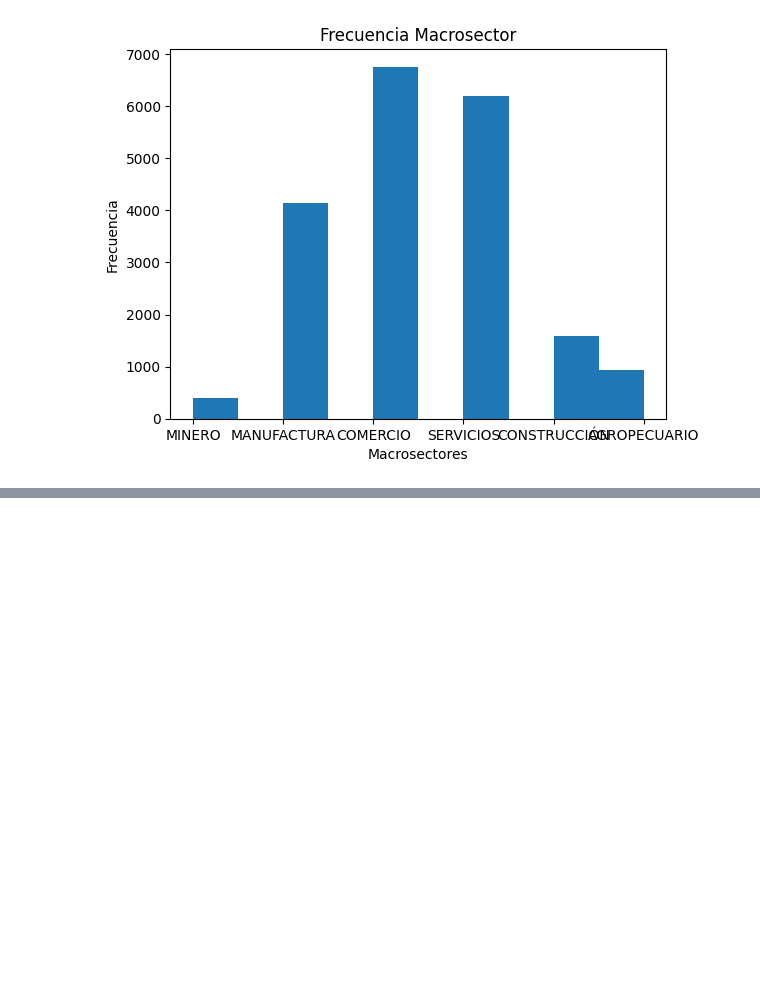
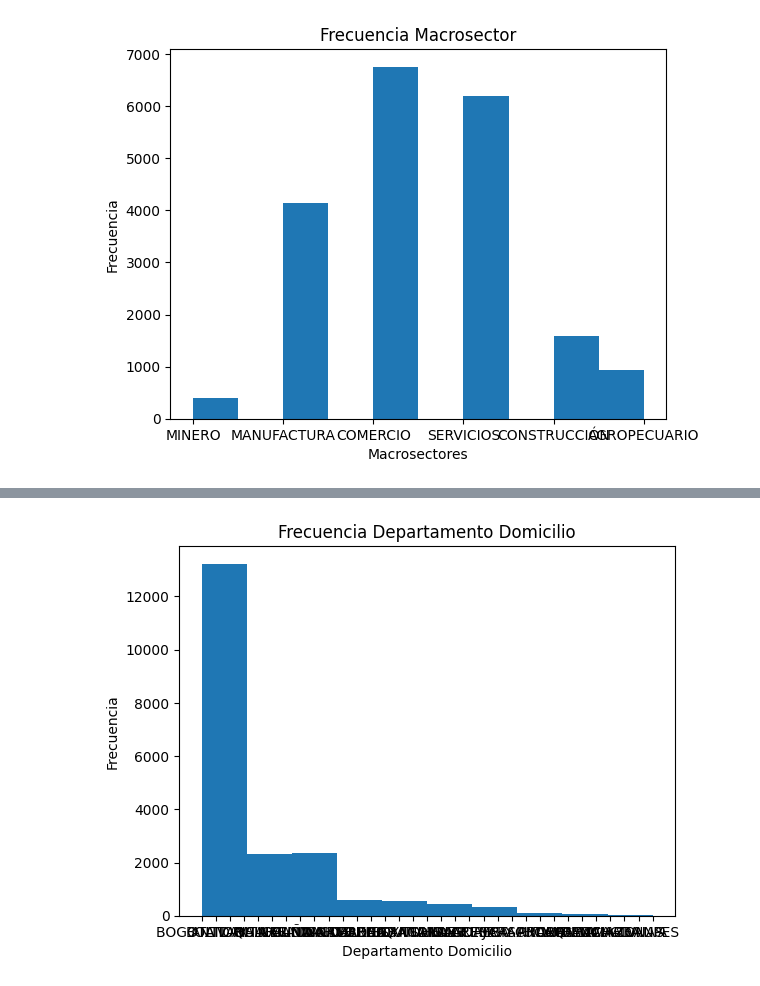
Before and after one commit to CesarMaldonado14/Proyecto-3-IA, a Jupyter notebook: Project_Notebook.ipynb, the cells around one changed output, grey strips where cells are left out. Saved outputs shown, nothing was run; the diff lists cells and outputs as text; code cells hidden in the pictures; blank space fills up the shorter version.

```diff
--- a/Project_Notebook.ipynb
+++ b/Project_Notebook.ipynb
@@ -41,0 +92,10 @@ plt.show()
+# %%
+
+df['DEPARTAMENTO DOMICILIO'] = df['DEPARTAMENTO DOMICILIO'].astype(str)
+plt.hist(df['DEPARTAMENTO DOMICILIO'])
+plt.title('Frecuencia Departamento Domicilio')
+plt.xlabel('Departamento Domicilio')
+plt.ylabel('Frecuencia')
+plt.show()
+# %% [output]
+[figure, added]
```
Also changed, not shown: parts of 18 cells of this notebook.
